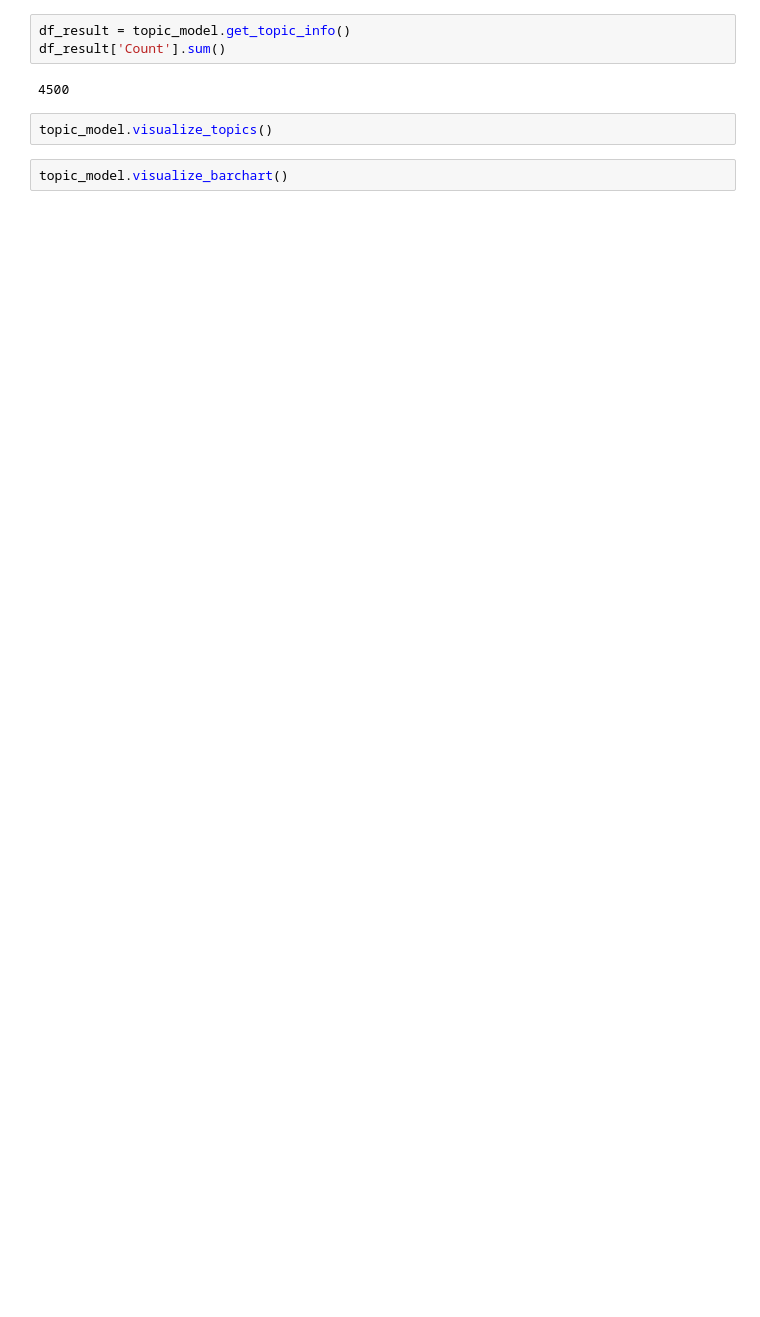
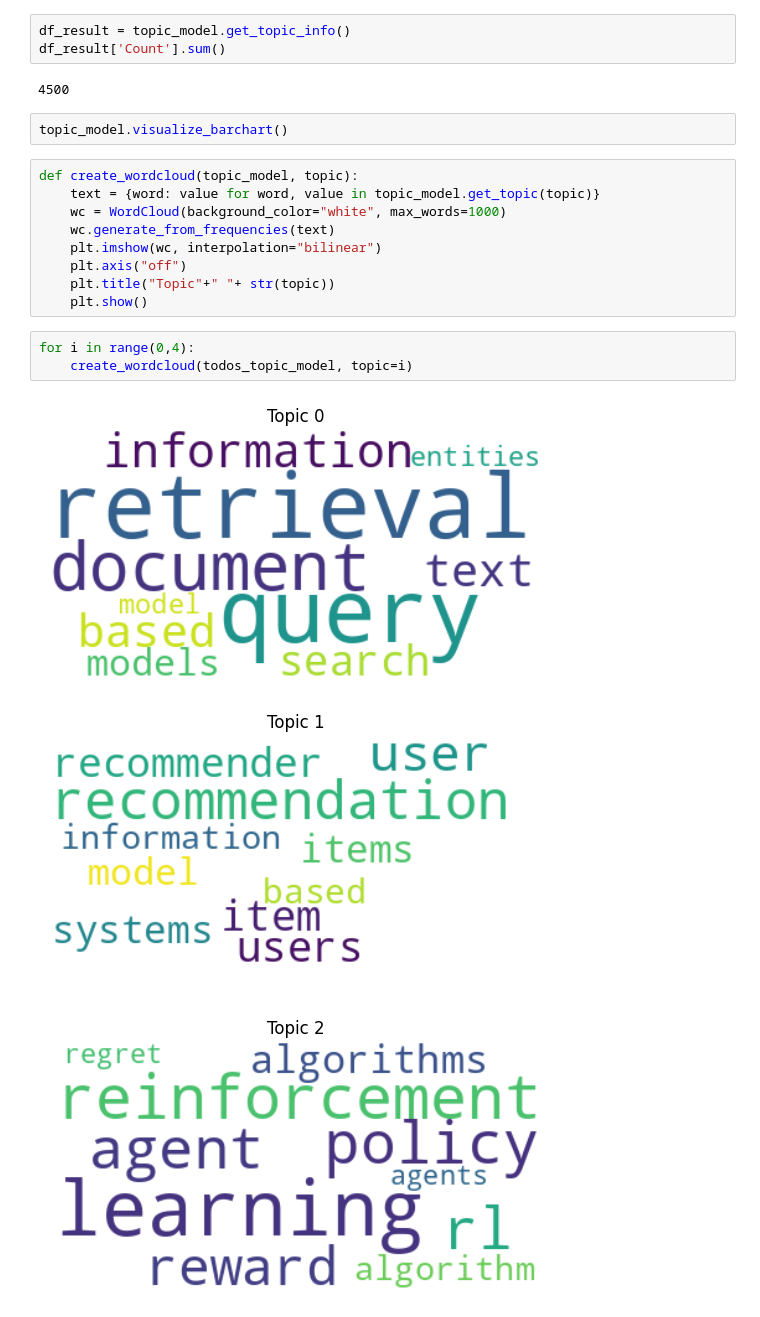
Before and after one commit to FelipeValencio/APS, a Jupyter notebook: APS.ipynb, the cells around one changed output. Saved outputs shown, nothing was run; the diff lists cells and outputs as text; blank space fills up the shorter version.

```diff
--- a/APS.ipynb
+++ b/APS.ipynb
@@ -236,7 +237,21 @@ df_result = topic_model.get_topic_info()
 df_result['Count'].sum()
 # %% [output]
 4500
-# %%
-topic_model.visualize_topics()
 # %%
 topic_model.visualize_barchart()
+# %%
+def create_wordcloud(topic_model, topic):
+    text = {word: value for word, value in topic_model.get_topic(topic)}
+    wc = WordCloud(background_color="white", max_words=1000)
+    wc.generate_from_frequencies(text)
+    plt.imshow(wc, interpolation="bilinear")
+    plt.axis("off")
+    plt.title("Topic"+" "+ str(topic))
+    plt.show()
+# %%
+for i in range(0,4):
+    create_wordcloud(todos_topic_model, topic=i)
+# %% [output]
+[figure, added]
+[figure, added]
+[figure, added]
```
Also changed, not shown: parts of 23 cells of this notebook.
